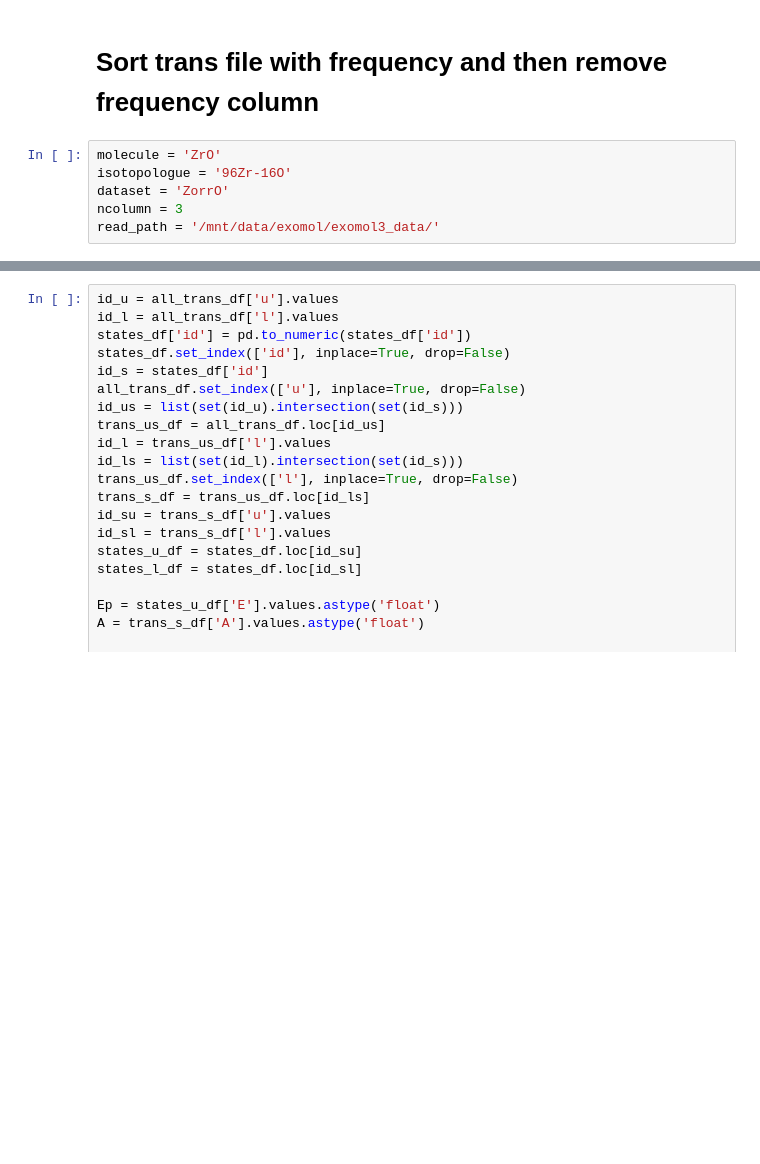
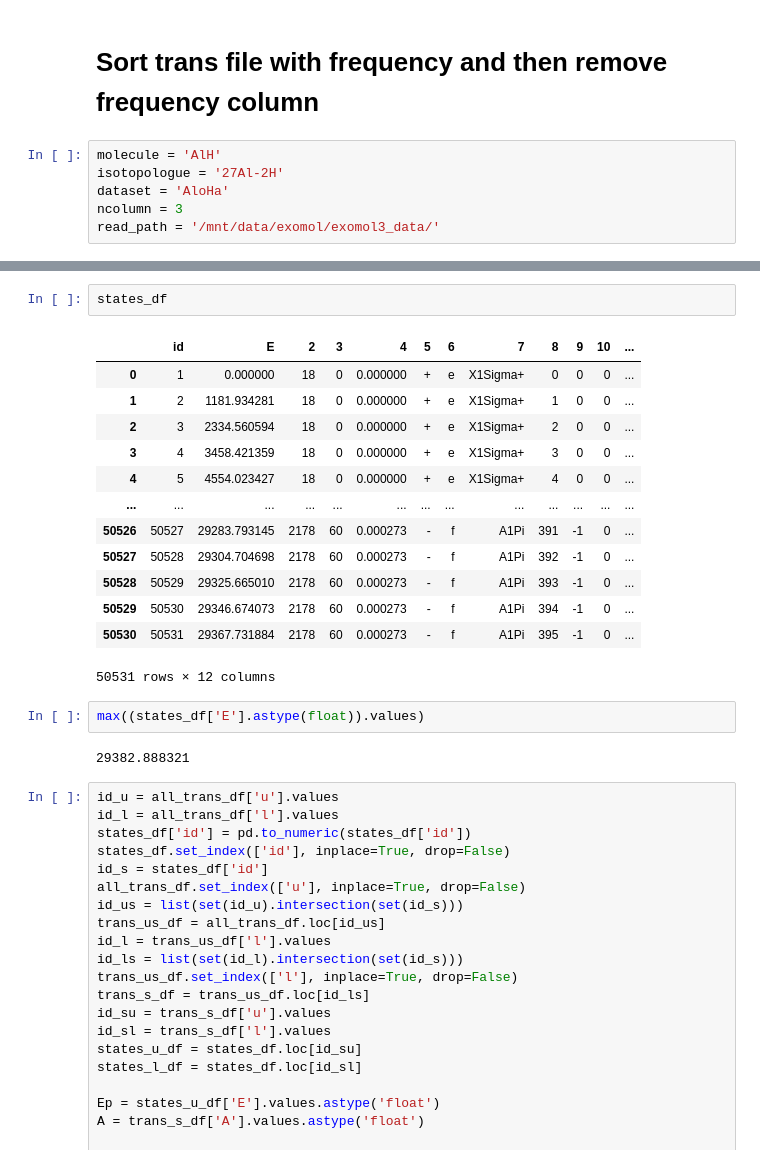
Before and after one commit to Beryl-Jingxin/PyExoCross, a Jupyter notebook: ExoMol_format/check_linelist.ipynb, the cells around one changed output, grey strips where cells are left out. Drawn from its saved outputs; the diff is of its cells as text; blank space fills up the shorter version.

```diff
--- a/ExoMol_format/check_linelist.ipynb
+++ b/ExoMol_format/check_linelist.ipynb
@@ -374,9 +396,9 @@ t_df_2
 # %% [markdown]
 # Sort trans file with frequency and then remove frequency column
 # %%
-molecule = 'ZrO'
-isotopologue = '96Zr-16O'
-dataset = 'ZorrO'
+molecule = 'AlH'
+isotopologue = '27Al-2H'
+dataset = 'AloHa'
 ncolumn = 3
 read_path = '/mnt/data/exomol/exomol3_data/'
 # %%
@@ -454,3 +482,23 @@ states_df = read_all_states(read_path)
+# %%
+states_df
+# %% [output]
+|  | id | E | 2 | 3 | 4 | 5 | 6 | 7 | 8 | 9 | 10 | ... |
+| 0 | 1 | 0.000000 | 18 | 0 | 0.000000 | + | e | X1Sigma+ | 0 | 0 | 0 | ... |
+| 1 | 2 | 1181.934281 | 18 | 0 | 0.000000 | + | e | X1Sigma+ | 1 | 0 | 0 | ... |
+| 2 | 3 | 2334.560594 | 18 | 0 | 0.000000 | + | e | X1Sigma+ | 2 | 0 | 0 | ... |
+| 3 | 4 | 3458.421359 | 18 | 0 | 0.000000 | + | e | X1Sigma+ | 3 | 0 | 0 | ... |
+| 4 | 5 | 4554.023427 | 18 | 0 | 0.000000 | + | e | X1Sigma+ | 4 | 0 | 0 | ... |
+| ... | ... | ... | ... | ... | ... | ... | ... | ... | ... | ... | ... | ... |
+| 50526 | 50527 | 29283.793145 | 2178 | 60 | 0.000273 | - | f | A1Pi | 391 | -1 | 0 | ... |
+| 50527 | 50528 | 29304.704698 | 2178 | 60 | 0.000273 | - | f | A1Pi | 392 | -1 | 0 | ... |
+| 50528 | 50529 | 29325.665010 | 2178 | 60 | 0.000273 | - | f | A1Pi | 393 | -1 | 0 | ... |
+| 50529 | 50530 | 29346.674073 | 2178 | 60 | 0.000273 | - | f | A1Pi | 394 | -1 | 0 | ... |
+| 50530 | 50531 | 29367.731884 | 2178 | 60 | 0.000273 | - | f | A1Pi | 395 | -1 | 0 | ... |
+50531 rows × 12 columns
+# %%
+max((states_df['E'].astype(float)).values)
+# %% [output]
+29382.888321
 # %%
 id_u = all_trans_df['u'].values
 id_l = all_trans_df['l'].values
```
Also changed, not shown: parts of 5 cells of this notebook, 30 other files.
